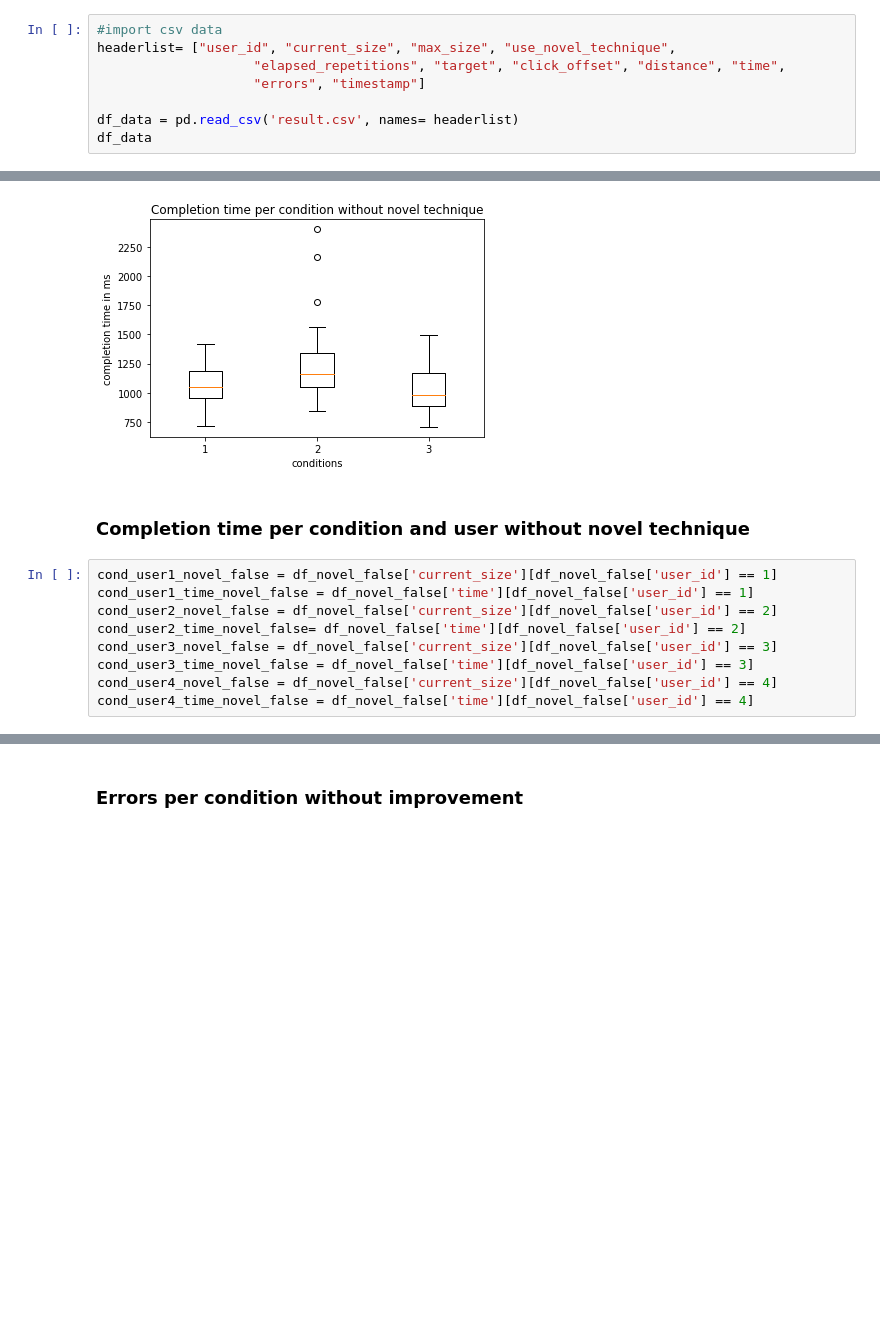
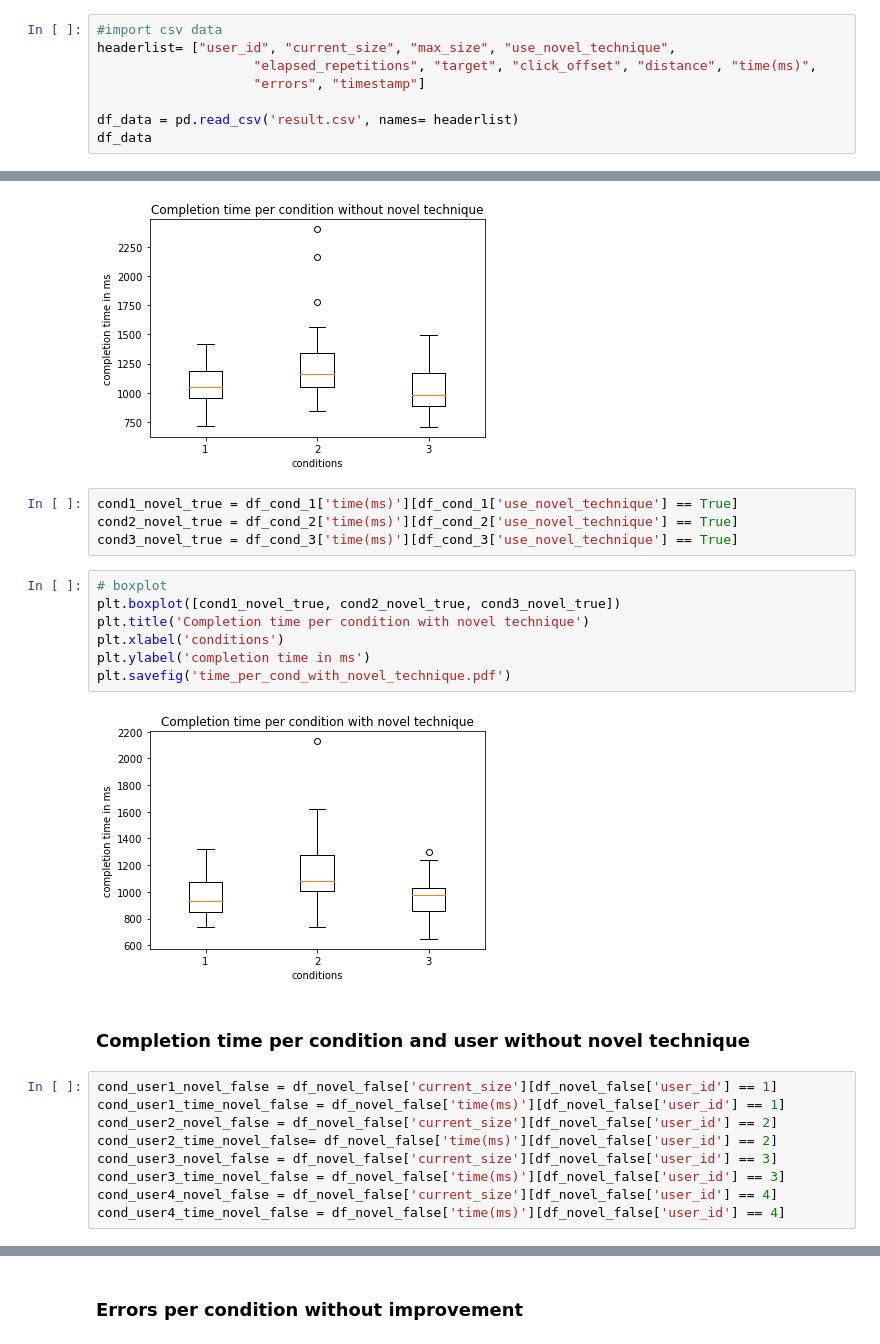
Before and after one commit to ITT-21SS-UR/assignment-04-bb, a Jupyter notebook: data analysis/pointing_technique_experiment.ipynb, the cells around one changed output, grey strips where cells are left out. Saved outputs shown, nothing was run; the diff lists cells and outputs as text; blank space fills up the shorter version.

```diff
--- a/data analysis/pointing_technique_experiment.ipynb
+++ b/data analysis/pointing_technique_experiment.ipynb
@@ -37,7 +46,7 @@ import seaborn as sb
 # %%
 #import csv data
 headerlist= ["user_id", "current_size", "max_size", "use_novel_technique",
-                    "elapsed_repetitions", "target", "click_offset", "distance", "time",
+                    "elapsed_repetitions", "target", "click_offset", "distance", "time(ms)",
                     "errors", "timestamp"]
 
 df_data = pd.read_csv('result.csv', names= headerlist)
@@ -82,17 +91,30 @@ plt.ylabel('completion time in ms')
 plt.savefig('time_per_cond_without_novel_technique.pdf')
 # %% [output]
 [figure]
+# %%
+cond1_novel_true = df_cond_1['time(ms)'][df_cond_1['use_novel_technique'] == True]
+cond2_novel_true = df_cond_2['time(ms)'][df_cond_2['use_novel_technique'] == True]
+cond3_novel_true = df_cond_3['time(ms)'][df_cond_3['use_novel_technique'] == True]
+# %%
+# boxplot
+plt.boxplot([cond1_novel_true, cond2_novel_true, cond3_novel_true])
+plt.title('Completion time per condition with novel technique')
+plt.xlabel('conditions')
+plt.ylabel('completion time in ms')
+plt.savefig('time_per_cond_with_novel_technique.pdf')
+# %% [output]
+[figure, added]
 # %% [markdown]
 ### Completion time per condition and user without novel technique
 # %%
 cond_user1_novel_false = df_novel_false['current_size'][df_novel_false['user_id'] == 1]
-cond_user1_time_novel_false = df_novel_false['time'][df_novel_false['user_id'] == 1]
+cond_user1_time_novel_false = df_novel_false['time(ms)'][df_novel_false['user_id'] == 1]
 cond_user2_novel_false = df_novel_false['current_size'][df_novel_false['user_id'] == 2]
-cond_user2_time_novel_false= df_novel_false['time'][df_novel_false['user_id'] == 2]
+cond_user2_time_novel_false= df_novel_false['time(ms)'][df_novel_false['user_id'] == 2]
 cond_user3_novel_false = df_novel_false['current_size'][df_novel_false['user_id'] == 3]
-cond_user3_time_novel_false = df_novel_false['time'][df_novel_false['user_id'] == 3]
+cond_user3_time_novel_false = df_novel_false['time(ms)'][df_novel_false['user_id'] == 3]
 cond_user4_novel_false = df_novel_false['current_size'][df_novel_false['user_id'] == 4]
-cond_user4_time_novel_false = df_novel_false['time'][df_novel_false['user_id'] == 4]
+cond_user4_time_novel_false = df_novel_false['time(ms)'][df_novel_false['user_id'] == 4]
 # %%
 plt.scatter(cond_user1_novel_false, cond_user1_time_novel_false, label='user1')
 plt.scatter(cond_user2_novel_false, cond_user2_time_novel_false, label='user2')
```
Also changed, not shown: parts of 20 cells of this notebook.
